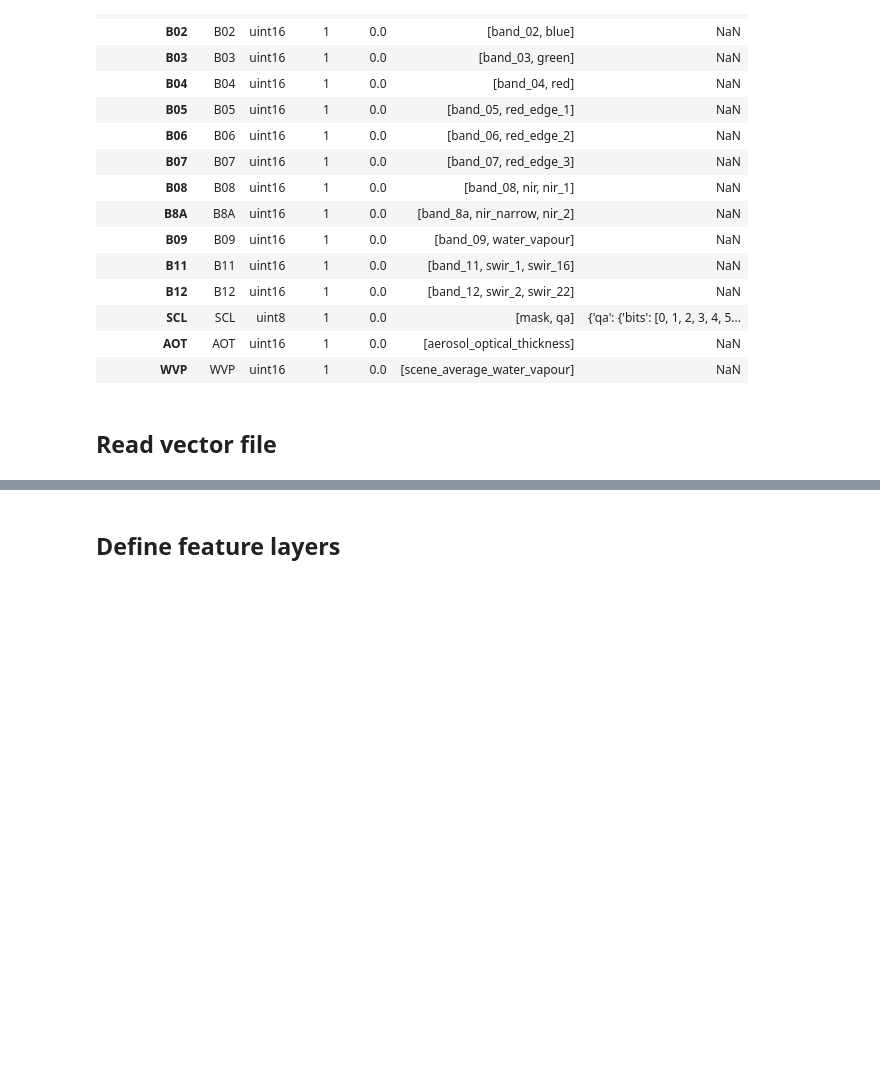
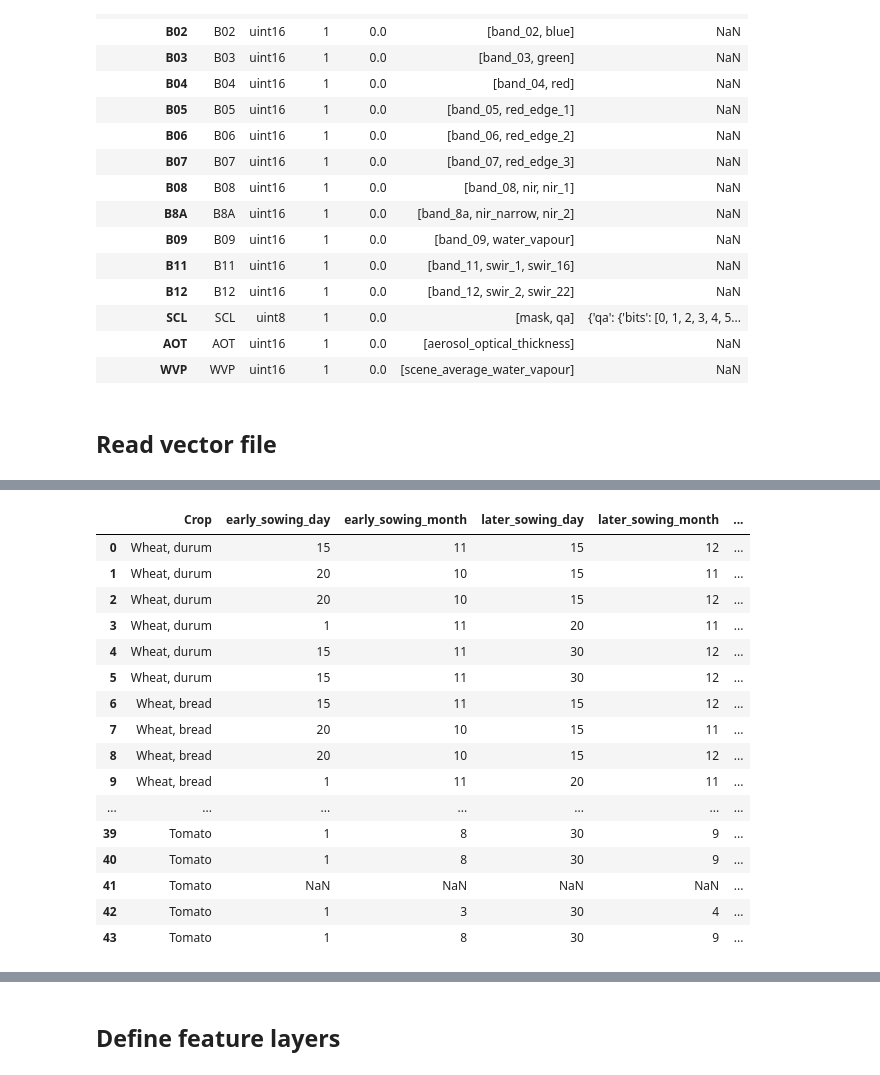
Before and after one commit to youssef595/cropmapping_open_datacube_dea, a Jupyter notebook: Numeric data models/1_Training data extraction.ipynb, the cells around one changed output, grey strips where cells are left out. Saved outputs shown, nothing was run; the diff lists cells and outputs as text; code cells hidden in the pictures; blank space fills up the shorter version.

```diff
--- a/Numeric data models/1_Training data extraction.ipynb
+++ b/Numeric data models/1_Training data extraction.ipynb
@@ -64,0 +90,23 @@ crop_vectors = gpd.read_file('../Numeric data models/data/crop_vectors_v4.geojso
+# %%
+raw_crop_plant_harvest_df = pd.read_excel('./data/Crop_Calendar_Data.xlsx')
+crop_plant_harvest_df = get_crop_planting_harvest_info(raw_crop_plant_harvest_df)
+# %%
+crop_plant_harvest_df
+# %% [output]
+|  | Crop | early_sowing_day | early_sowing_month | later_sowing_day | later_sowing_month | ... |
+| 0 | Wheat, durum | 15 | 11 | 15 | 12 | ... |
+| 1 | Wheat, durum | 20 | 10 | 15 | 11 | ... |
+| 2 | Wheat, durum | 20 | 10 | 15 | 12 | ... |
+| 3 | Wheat, durum | 1 | 11 | 20 | 11 | ... |
+| 4 | Wheat, durum | 15 | 11 | 30 | 12 | ... |
+| 5 | Wheat, durum | 15 | 11 | 30 | 12 | ... |
+| 6 | Wheat, bread | 15 | 11 | 15 | 12 | ... |
+| 7 | Wheat, bread | 20 | 10 | 15 | 11 | ... |
+| 8 | Wheat, bread | 20 | 10 | 15 | 12 | ... |
+| 9 | Wheat, bread | 1 | 11 | 20 | 11 | ... |
+| ... | ... | ... | ... | ... | ... | ... |
+| 39 | Tomato | 1 | 8 | 30 | 9 | ... |
+| 40 | Tomato | 1 | 8 | 30 | 9 | ... |
+| 41 | Tomato | NaN | NaN | NaN | NaN | ... |
+| 42 | Tomato | 1 | 3 | 30 | 4 | ... |
+| 43 | Tomato | 1 | 8 | 30 | 9 | ... |
```
Also changed, not shown: parts of 7 cells of this notebook, 4 other files.
